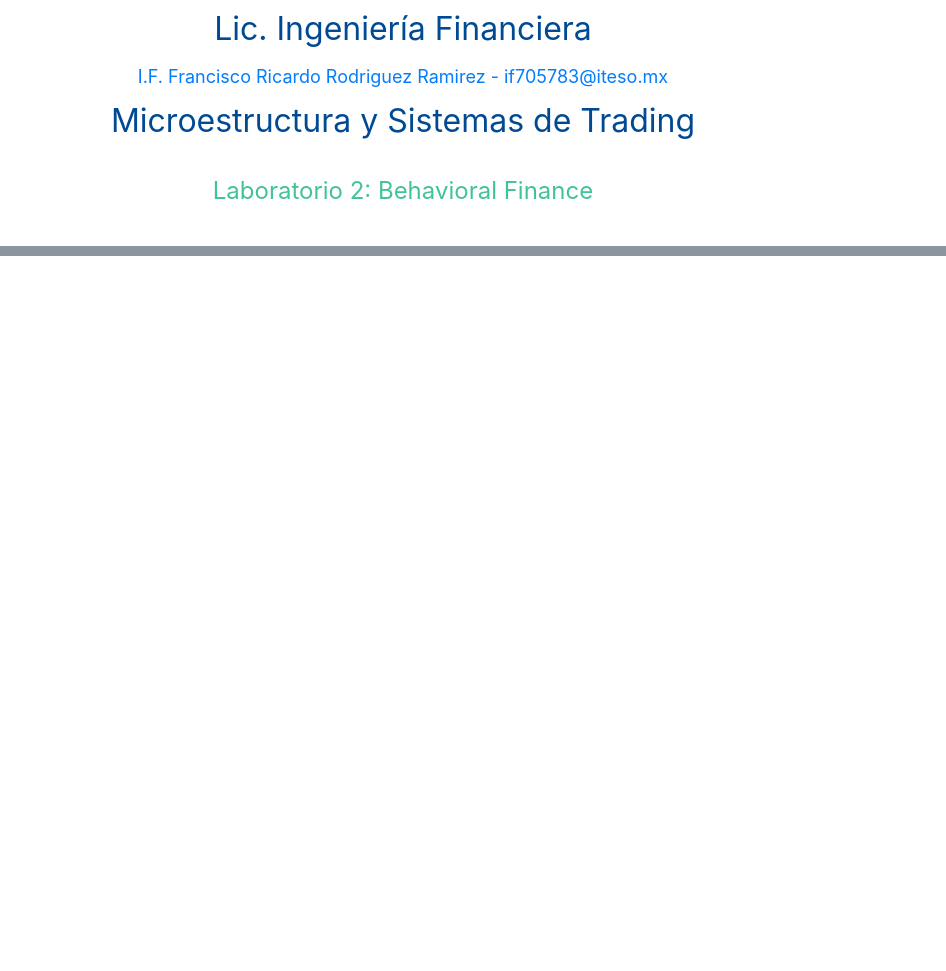
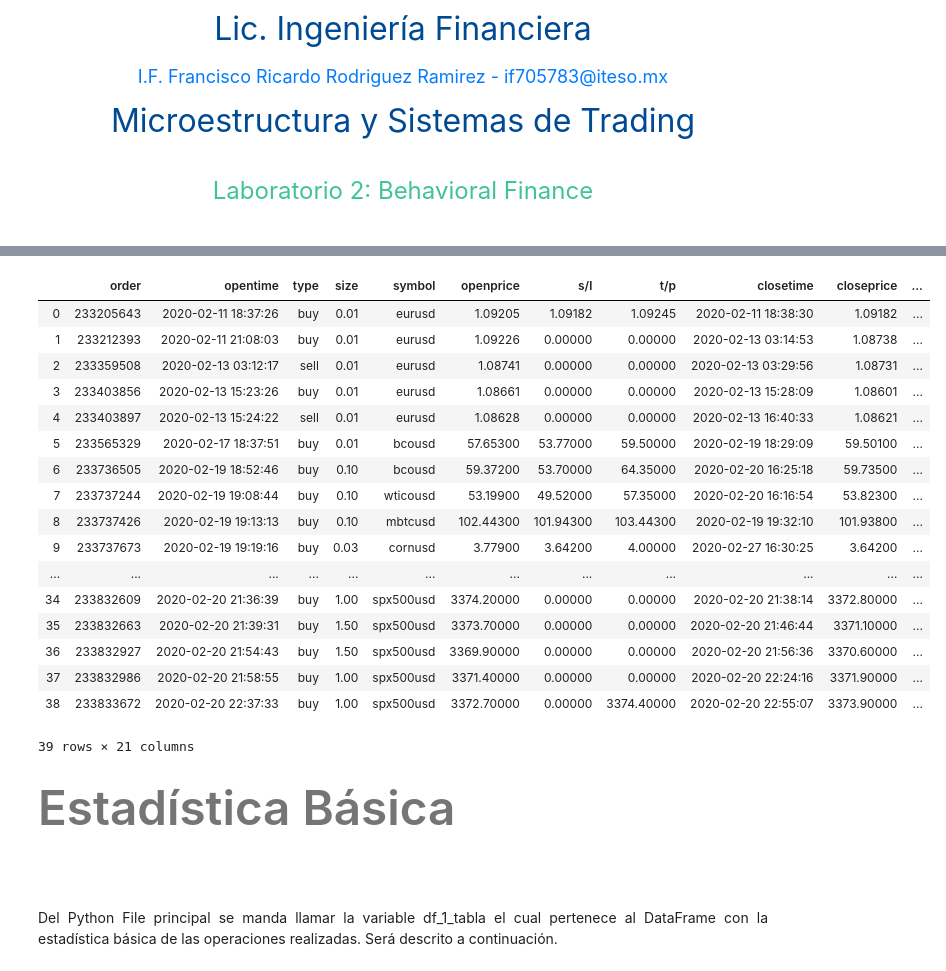
Before and after one commit to FranciscoRodRam/LAB_2_FRRR, a Jupyter notebook: LAB_2_FRRR.ipynb, the cells around one changed output, grey strips where cells are left out. Cells and saved outputs as stored; diff of their text form; code cells hidden in the pictures; blank space fills up the shorter version.

```diff
--- a/LAB_2_FRRR.ipynb
+++ b/LAB_2_FRRR.ipynb
@@ -39,3 +64,31 @@ pr.df_data
+# %%
+df_data=pr.df_data
+df_data
+# %% [output]
+|  | order | opentime | type | size | symbol | openprice | s/l | t/p | closetime | closeprice | ... |
+| 0 | 233205643 | 2020-02-11 18:37:26 | buy | 0.01 | eurusd | 1.09205 | 1.09182 | 1.09245 | 2020-02-11 18:38:30 | 1.09182 | ... |
+| 1 | 233212393 | 2020-02-11 21:08:03 | buy | 0.01 | eurusd | 1.09226 | 0.00000 | 0.00000 | 2020-02-13 03:14:53 | 1.08738 | ... |
+| 2 | 233359508 | 2020-02-13 03:12:17 | sell | 0.01 | eurusd | 1.08741 | 0.00000 | 0.00000 | 2020-02-13 03:29:56 | 1.08731 | ... |
+| 3 | 233403856 | 2020-02-13 15:23:26 | buy | 0.01 | eurusd | 1.08661 | 0.00000 | 0.00000 | 2020-02-13 15:28:09 | 1.08601 | ... |
+| 4 | 233403897 | 2020-02-13 15:24:22 | sell | 0.01 | eurusd | 1.08628 | 0.00000 | 0.00000 | 2020-02-13 16:40:33 | 1.08621 | ... |
+| 5 | 233565329 | 2020-02-17 18:37:51 | buy | 0.01 | bcousd | 57.65300 | 53.77000 | 59.50000 | 2020-02-19 18:29:09 | 59.50100 | ... |
+| 6 | 233736505 | 2020-02-19 18:52:46 | buy | 0.10 | bcousd | 59.37200 | 53.70000 | 64.35000 | 2020-02-20 16:25:18 | 59.73500 | ... |
+| 7 | 233737244 | 2020-02-19 19:08:44 | buy | 0.10 | wticousd | 53.19900 | 49.52000 | 57.35000 | 2020-02-20 16:16:54 | 53.82300 | ... |
+| 8 | 233737426 | 2020-02-19 19:13:13 | buy | 0.10 | mbtcusd | 102.44300 | 101.94300 | 103.44300 | 2020-02-19 19:32:10 | 101.93800 | ... |
+| 9 | 233737673 | 2020-02-19 19:19:16 | buy | 0.03 | cornusd | 3.77900 | 3.64200 | 4.00000 | 2020-02-27 16:30:25 | 3.64200 | ... |
+| ... | ... | ... | ... | ... | ... | ... | ... | ... | ... | ... | ... |
+| 34 | 233832609 | 2020-02-20 21:36:39 | buy | 1.00 | spx500usd | 3374.20000 | 0.00000 | 0.00000 | 2020-02-20 21:38:14 | 3372.80000 | ... |
+| 35 | 233832663 | 2020-02-20 21:39:31 | buy | 1.50 | spx500usd | 3373.70000 | 0.00000 | 0.00000 | 2020-02-20 21:46:44 | 3371.10000 | ... |
+| 36 | 233832927 | 2020-02-20 21:54:43 | buy | 1.50 | spx500usd | 3369.90000 | 0.00000 | 0.00000 | 2020-02-20 21:56:36 | 3370.60000 | ... |
+| 37 | 233832986 | 2020-02-20 21:58:55 | buy | 1.00 | spx500usd | 3371.40000 | 0.00000 | 0.00000 | 2020-02-20 22:24:16 | 3371.90000 | ... |
+| 38 | 233833672 | 2020-02-20 22:37:33 | buy | 1.00 | spx500usd | 3372.70000 | 0.00000 | 3374.40000 | 2020-02-20 22:55:07 | 3373.90000 | ... |
+39 rows × 21 columns
+# %% [markdown]
+###### <span style="font-family:Papyrus; font-size:4em;"> Estadística Básica
+# %% [markdown]
+</font> <br> <br><font size=3><font color=#42953453><font size=3>
+
+<p style="text-align: justify;"> Del Python File principal se manda llamar la variable df_1_tabla el cual pertenece al DataFrame con la estadística básica de las operaciones realizadas. Será descrito a continuación.</p>
 # %%
 pr.df_1_tabla
 # %% [output]
```
Also changed, not shown: parts of 27 cells of this notebook, 3 other files.
